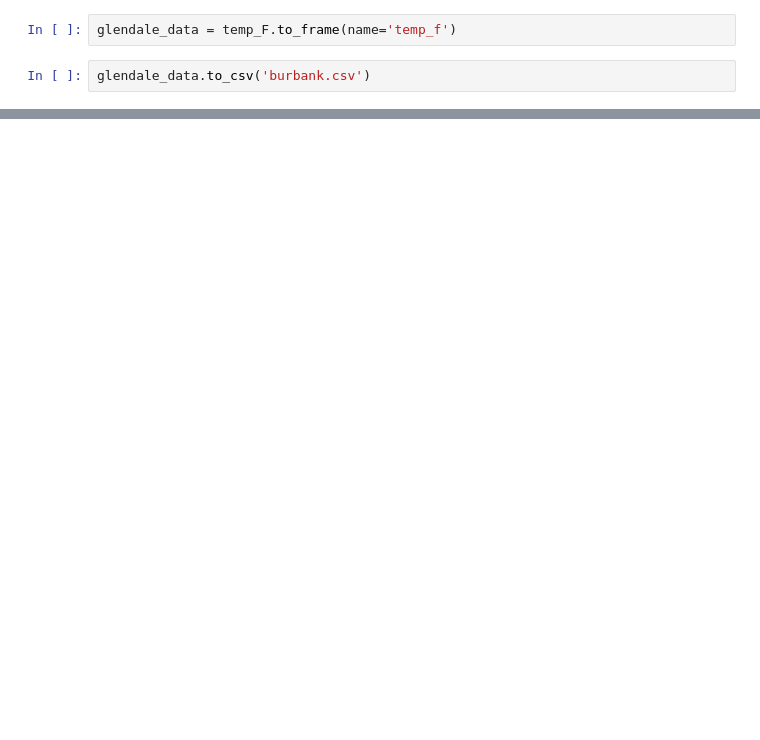
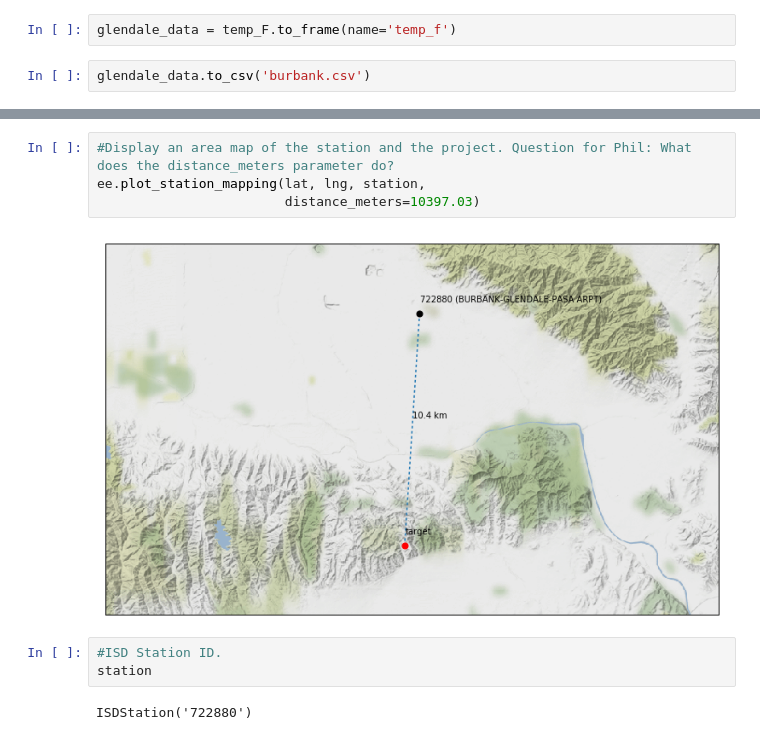
Before and after one commit to grantaguinaldo/openeeweather, a Jupyter notebook: 2018-09-07 eeweather sandbox.ipynb, the cells around one changed output, grey strips where cells are left out. Saved outputs shown, nothing was run; the diff lists cells and outputs as text; blank space fills up the shorter version.

```diff
--- a/2018-09-07 eeweather sandbox.ipynb
+++ b/2018-09-07 eeweather sandbox.ipynb
@@ -359,0 +243,11 @@ glendale_data.to_csv('burbank.csv')
+# %%
+#Display an area map of the station and the project. Question for Phil: What does the distance_meters parameter do?
+ee.plot_station_mapping(lat, lng, station,
+                        distance_meters=10397.03)
+# %% [output]
+[figure, added]
+# %%
+#ISD Station ID.
+station
+# %% [output]
+ISDStation('722880')
```
Also changed, not shown: parts of 44 cells of this notebook, 8 other files.
